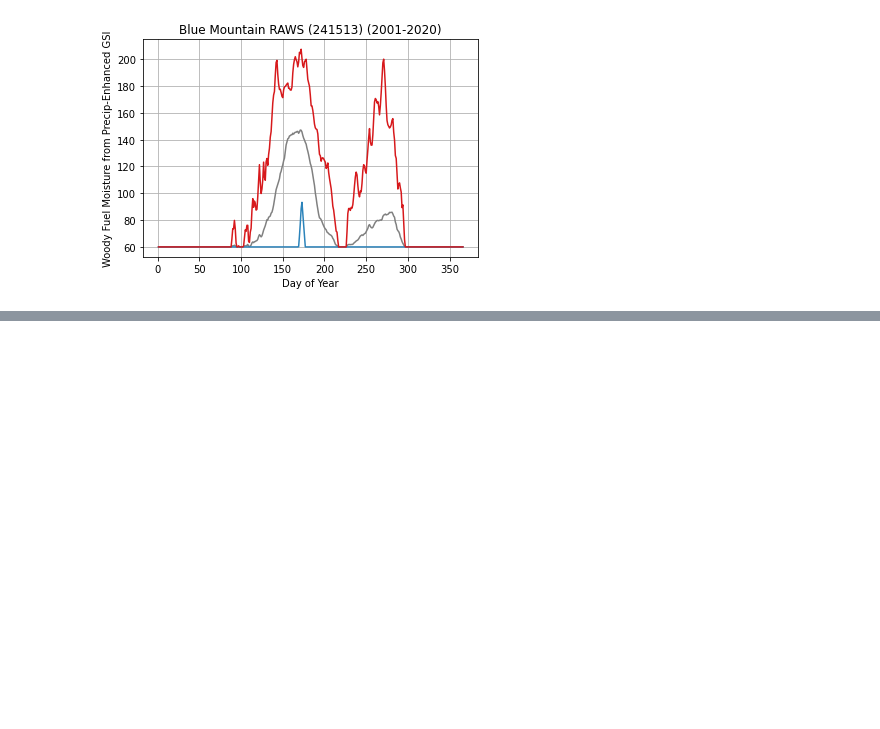
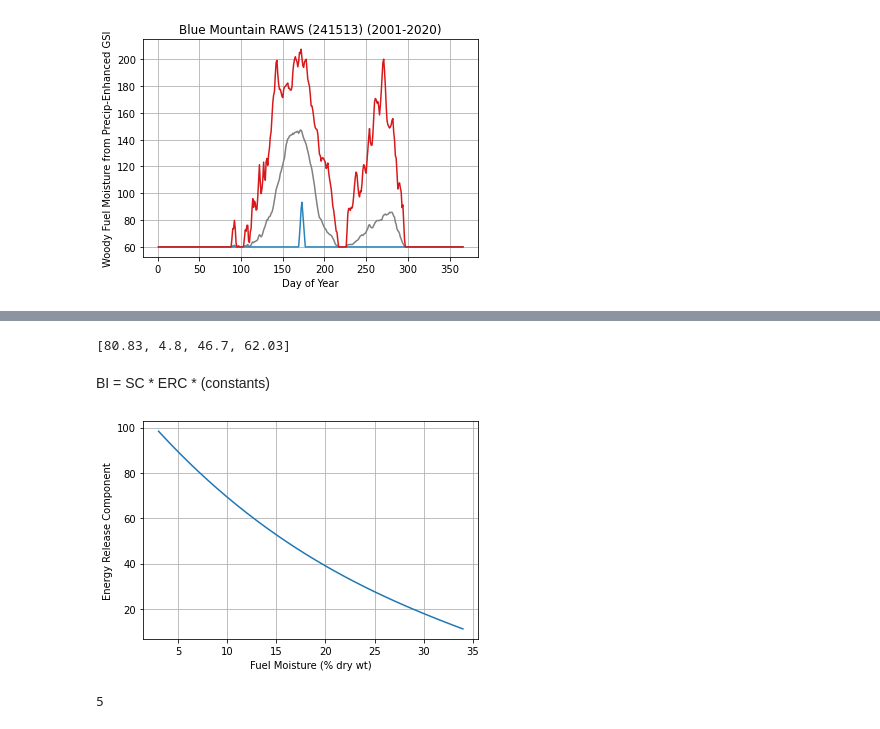
Before and after one commit to wmjolly/NFDRSV4MasterClass, a Jupyter notebook: NFDRSV4-MasterClass.ipynb, the cells around one changed output, grey strips where cells are left out. Drawn from its saved outputs; the diff is of its cells as text; code cells hidden in the pictures; blank space fills up the shorter version.

```diff
--- a/NFDRSV4-MasterClass.ipynb
+++ b/NFDRSV4-MasterClass.ipynb
@@ -783,0 +676,4 @@ Met417201['RunSumPrcp'] = Met417201['Rain'].rolling(45).sum()
+# %%
+latitude = 46.0
+fuelmodel = "Y"
+fm  = USNFDRSFuelModel(fuelmodel)
@@ -783,0 +682,2 @@ Met417201['RunSumPrcp'] = Met417201['Rain'].rolling(45).sum()
+# %%
+mc = FuelMoisture
@@ -783,0 +693,4 @@ Met417201['RunSumPrcp'] = Met417201['Rain'].rolling(45).sum()
+# %%
+iCalcIndexes(fm,mc,10,1,1,450,25)
+# %% [output]
+[80.83, 4.8, 46.7, 62.03]
@@ -783,0 +699,24 @@ Met417201['RunSumPrcp'] = Met417201['Rain'].rolling(45).sum()
+# %% [markdown]
+BI = SC * ERC * (constants)
+# %%
+# Test the sensitivty of ERC to FM1000
+erc = []
+testfm = []
+for MC1000 in range(3,35):
+    mc.MC1000 = MC1000
+
+    res = iCalcIndexes(fm,mc,10,1,1,450,25)
+    erc.append(res[0])
+    testfm.append(MC1000)
+# %%
+f,ax = plt.subplots()
+plt.plot(testfm,erc)
+ax.set_xlabel("Fuel Moisture (% dry wt)")
+ax.set_ylabel("Energy Release Component")
+plt.grid()
+# %% [output]
+[figure, added]
+# %%
+fm.DROUGHT
+# %% [output]
+5
```
Also changed, not shown: parts of 21 cells of this notebook, 7 other files.
